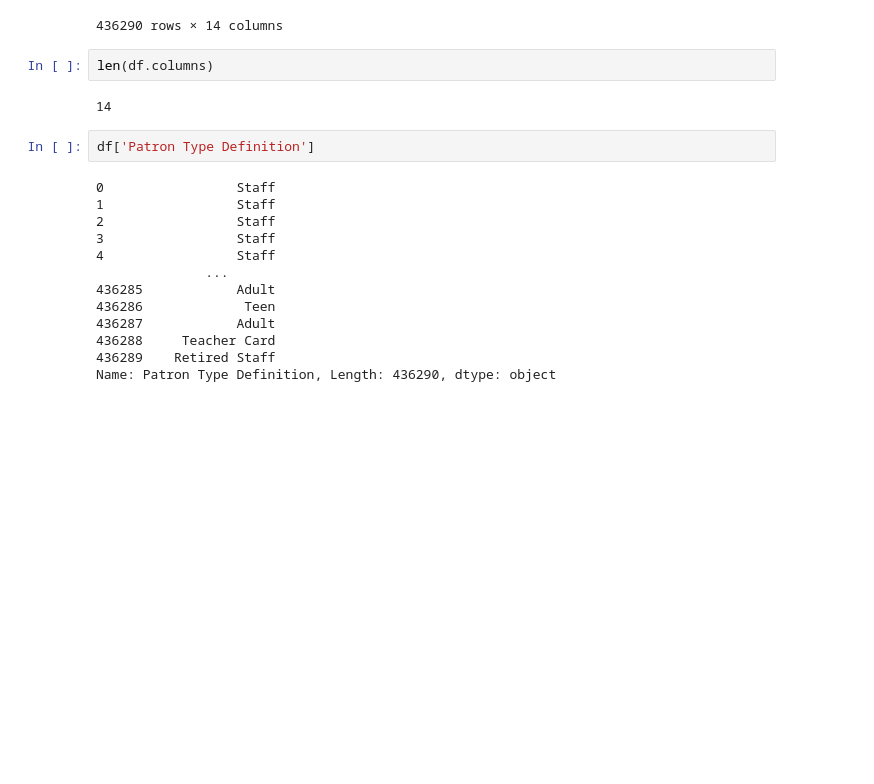
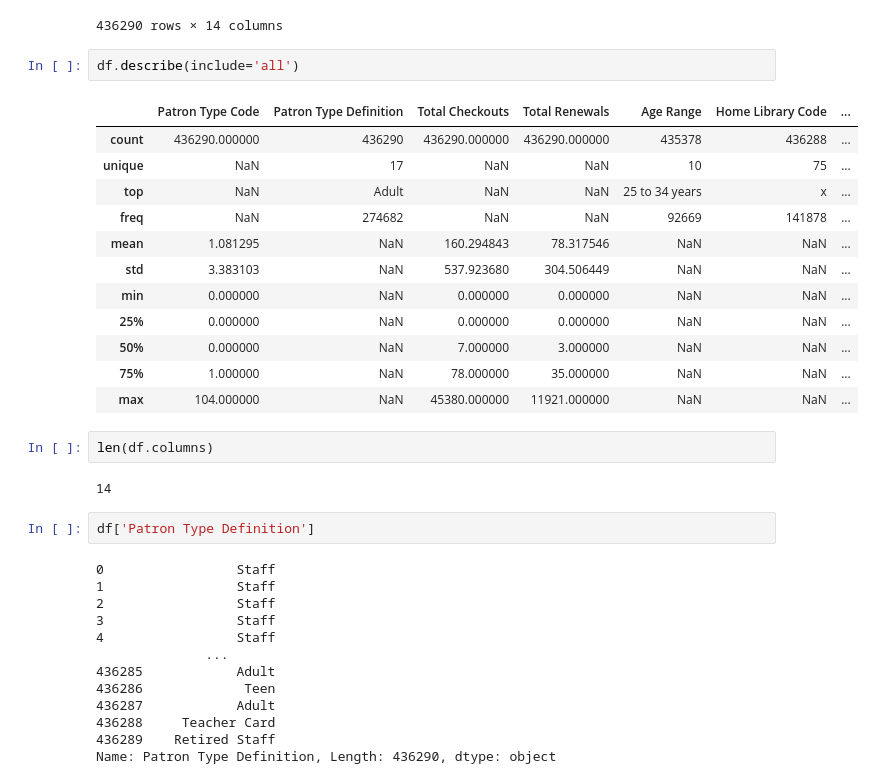
Before and after one commit to rafaelagiordano/2023-2024-Data_Librarian_Rafaela_Giordano, a Jupyter notebook: Modul_3/notebooks/3.1_SFLB.ipynb, the cells around one changed output. Cells and saved outputs as stored; diff of their text form; blank space fills up the shorter version.

```diff
--- a/Modul_3/notebooks/3.1_SFLB.ipynb
+++ b/Modul_3/notebooks/3.1_SFLB.ipynb
@@ -18,6 +18,21 @@ df
 | 436288 | 15 | Teacher Card | 4 | 0 | 35 to 44 years | ylw | ... |
 | 436289 | 55 | Retired Staff | 309 | 101 | 75 years and over | ylw | ... |
 436290 rows × 14 columns
+# %%
+df.describe(include='all')
+# %% [output]
+|  | Patron Type Code | Patron Type Definition | Total Checkouts | Total Renewals | Age Range | Home Library Code | ... |
+| count | 436290.000000 | 436290 | 436290.000000 | 436290.000000 | 435378 | 436288 | ... |
+| unique | NaN | 17 | NaN | NaN | 10 | 75 | ... |
+| top | NaN | Adult | NaN | NaN | 25 to 34 years | x | ... |
+| freq | NaN | 274682 | NaN | NaN | 92669 | 141878 | ... |
+| mean | 1.081295 | NaN | 160.294843 | 78.317546 | NaN | NaN | ... |
+| std | 3.383103 | NaN | 537.923680 | 304.506449 | NaN | NaN | ... |
+| min | 0.000000 | NaN | 0.000000 | 0.000000 | NaN | NaN | ... |
+| 25% | 0.000000 | NaN | 0.000000 | 0.000000 | NaN | NaN | ... |
+| 50% | 0.000000 | NaN | 7.000000 | 3.000000 | NaN | NaN | ... |
+| 75% | 1.000000 | NaN | 78.000000 | 35.000000 | NaN | NaN | ... |
+| max | 104.000000 | NaN | 45380.000000 | 11921.000000 | NaN | NaN | ... |
 # %%
 len(df.columns)
 # %% [output]
```
Also changed, not shown: parts of 20 cells of this notebook, 15 other files.
